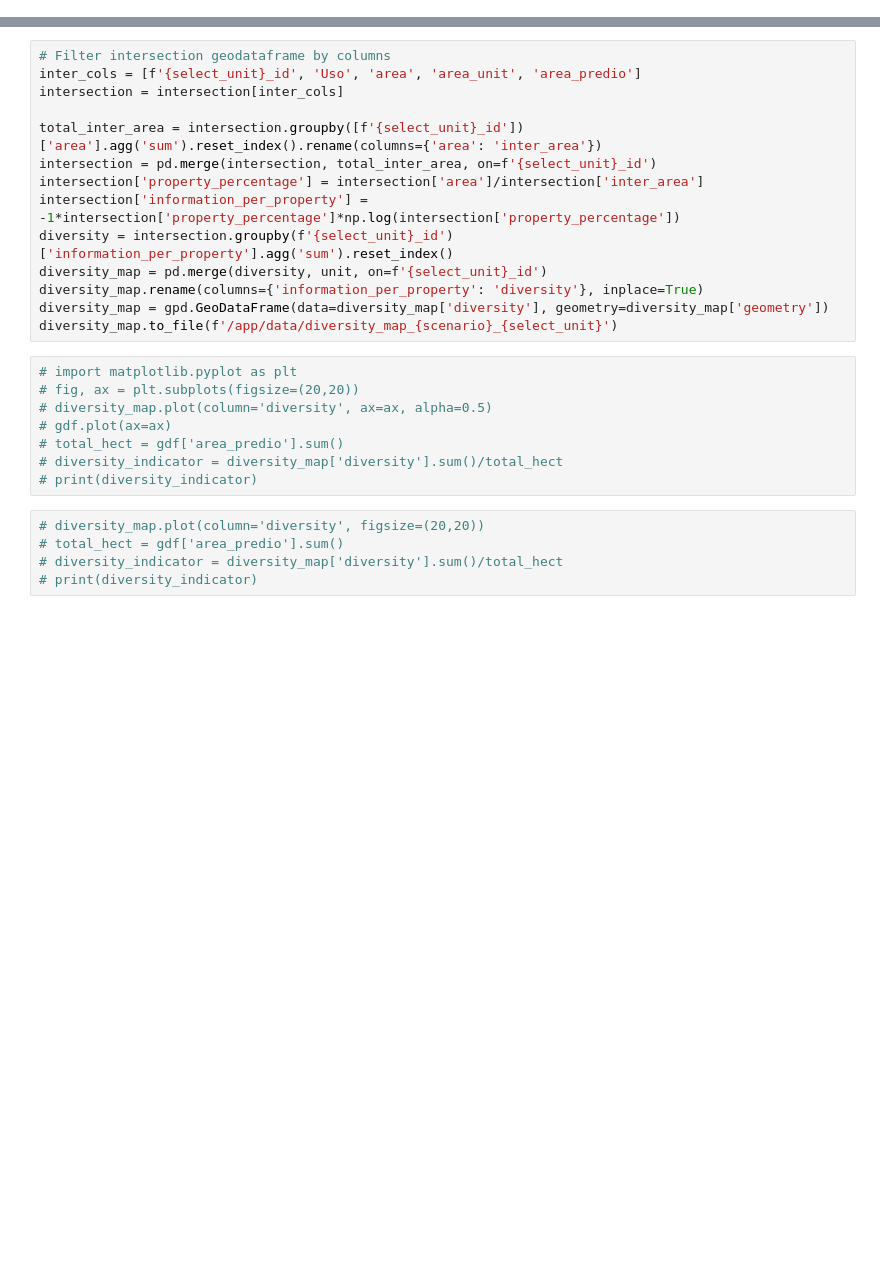
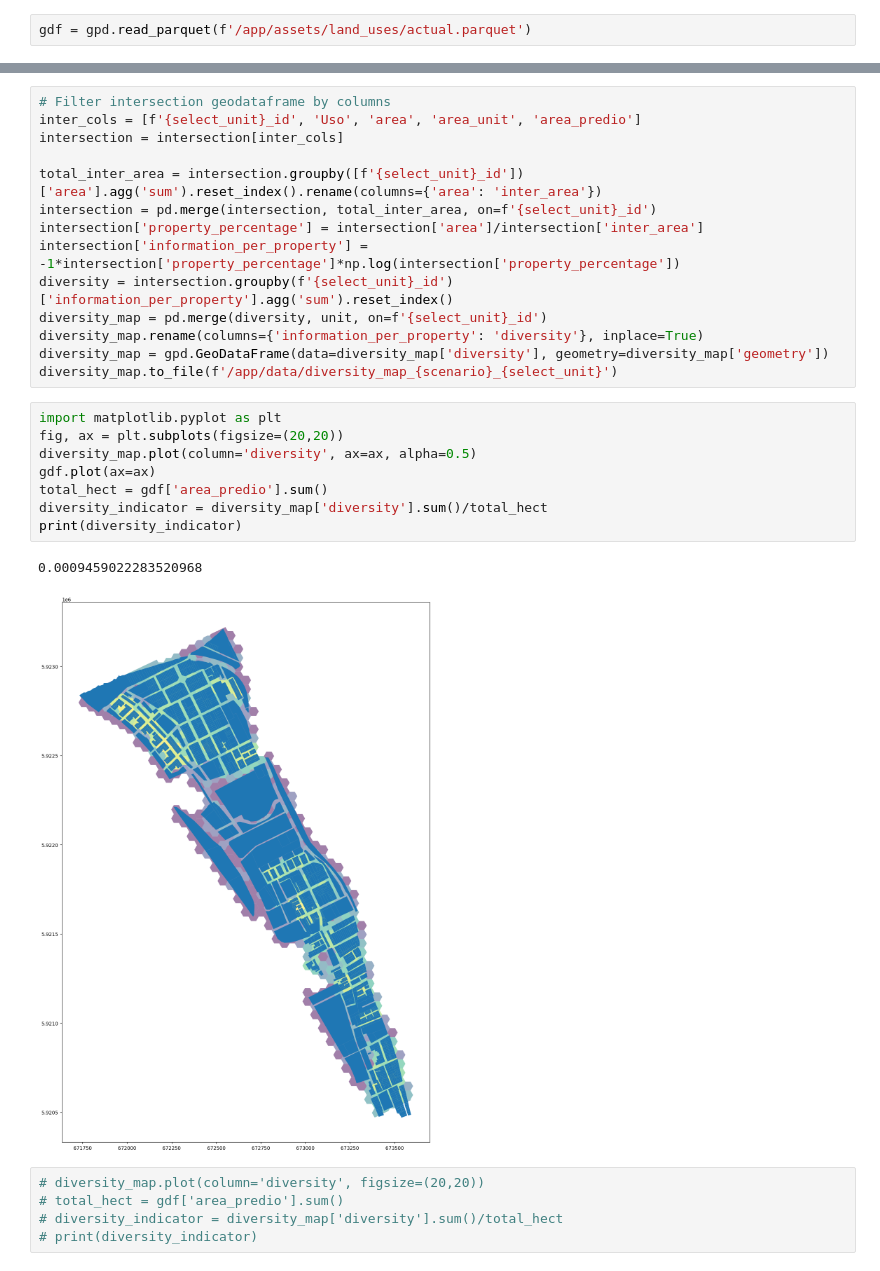
Before and after one commit to diegoalrv/clbb-io, a Jupyter notebook: notebooks/land_uses.ipynb, the cells around one changed output, grey strips where cells are left out. Cells and saved outputs as stored; diff of their text form; blank space fills up the shorter version.

```diff
--- a/notebooks/land_uses.ipynb
+++ b/notebooks/land_uses.ipynb
@@ -27,0 +30,2 @@ gdf['area_predio'] = gdf.area
+# %%
+gdf = gpd.read_parquet(f'/app/assets/land_uses/actual.parquet')
@@ -49,13 +60,16 @@ diversity_map.rename(columns={'information_per_property': 'diversity'}, inplace=
 diversity_map = gpd.GeoDataFrame(data=diversity_map['diversity'], geometry=diversity_map['geometry'])
 diversity_map.to_file(f'/app/data/diversity_map_{scenario}_{select_unit}')
 # %%
-# import matplotlib.pyplot as plt
-# fig, ax = plt.subplots(figsize=(20,20))
-# diversity_map.plot(column='diversity', ax=ax, alpha=0.5)
-# gdf.plot(ax=ax)
-# total_hect = gdf['area_predio'].sum()
-# diversity_indicator = diversity_map['diversity'].sum()/total_hect
-# print(diversity_indicator)
+import matplotlib.pyplot as plt
+fig, ax = plt.subplots(figsize=(20,20))
+diversity_map.plot(column='diversity', ax=ax, alpha=0.5)
+gdf.plot(ax=ax)
+total_hect = gdf['area_predio'].sum()
+diversity_indicator = diversity_map['diversity'].sum()/total_hect
+print(diversity_indicator)
+# %% [output]
+0.0009459022283520968
+[figure, added]
 # %%
 # diversity_map.plot(column='diversity', figsize=(20,20))
 # total_hect = gdf['area_predio'].sum()
```
Also changed, not shown: parts of 3 cells of this notebook, 6 other files.
